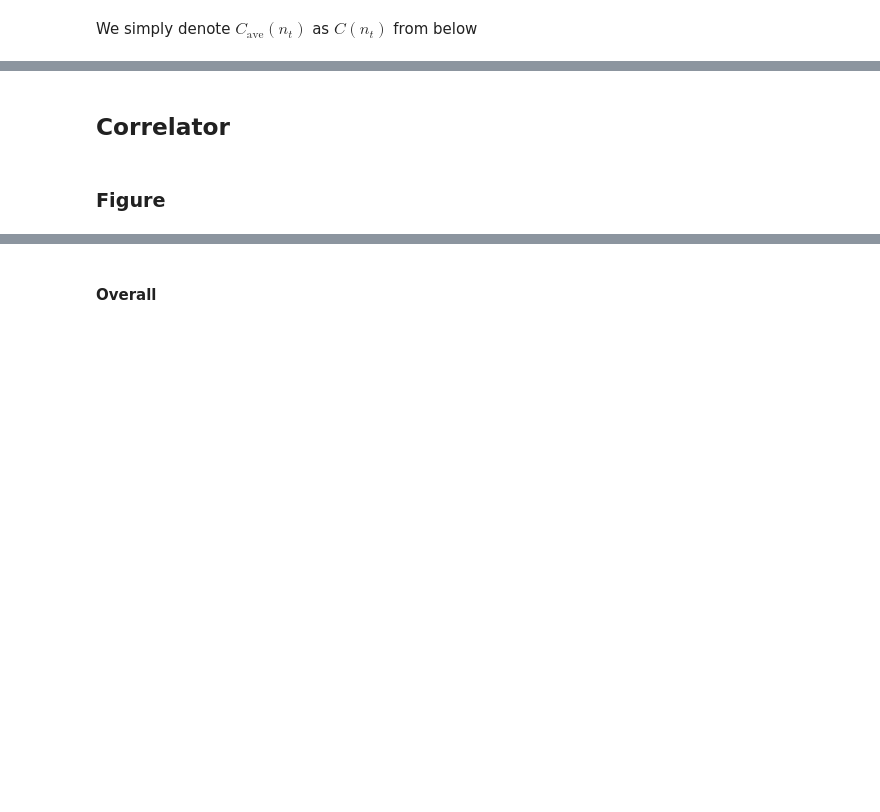
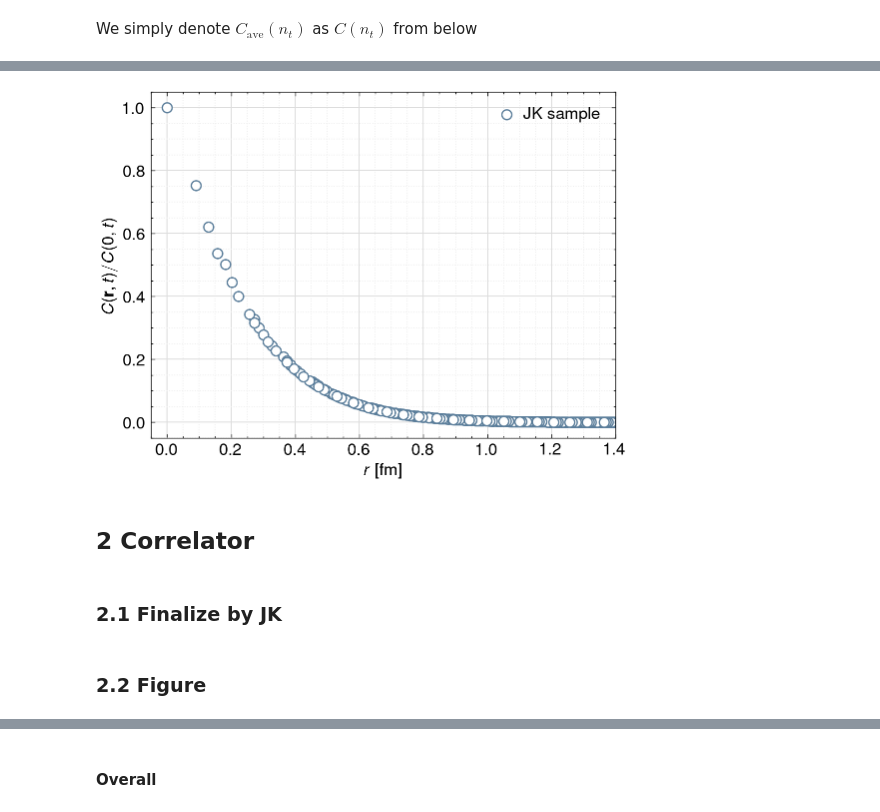
Before and after one commit to tinikov/lqcd, a Jupyter notebook: ccbar:analysis/4pt-analysis.ipynb, the cells around one changed output, grey strips where cells are left out. Saved outputs shown, nothing was run; the diff lists cells and outputs as text; code cells hidden in the pictures; blank space fills up the shorter version.

```diff
--- a/ccbar:analysis/4pt-analysis.ipynb
+++ b/ccbar:analysis/4pt-analysis.ipynb
@@ -178,11 +219,13 @@ for ig in range(2):
 # %%
 # result check
 rawdata = np.fromfile(f"{droot}/{gfix[0]}/4pt/jksamp/{chan[0]}.+29.{gfix[0]}.{binID[0]}")
-assert len(rawdata) == xyz_cube * 2
-sphrdata = cart2sphr_py(rawdata)
-corrPlot4pt(sphrdata)
+corrPlot4pt(rawdata, "JK sample")
+# %% [output]
+[figure, added]
 # %% [markdown]
-## Correlator
+## 2 Correlator
+# %% [markdown]
+### 2.1 Finalize by JK
 # %%
 # jackknife average
 for ig in range(2):
@@ -205,4 +248,4 @@ for ig in range(2):
         f"bin/cart2sphr -n {xyz_size} -d {corr_result_path} -p sphr -s txt {corr_result_path}/*"
     )
 # %% [markdown]
-### Figure
+### 2.2 Figure
```
Also changed, not shown: parts of 37 cells of this notebook, 1 other file.
